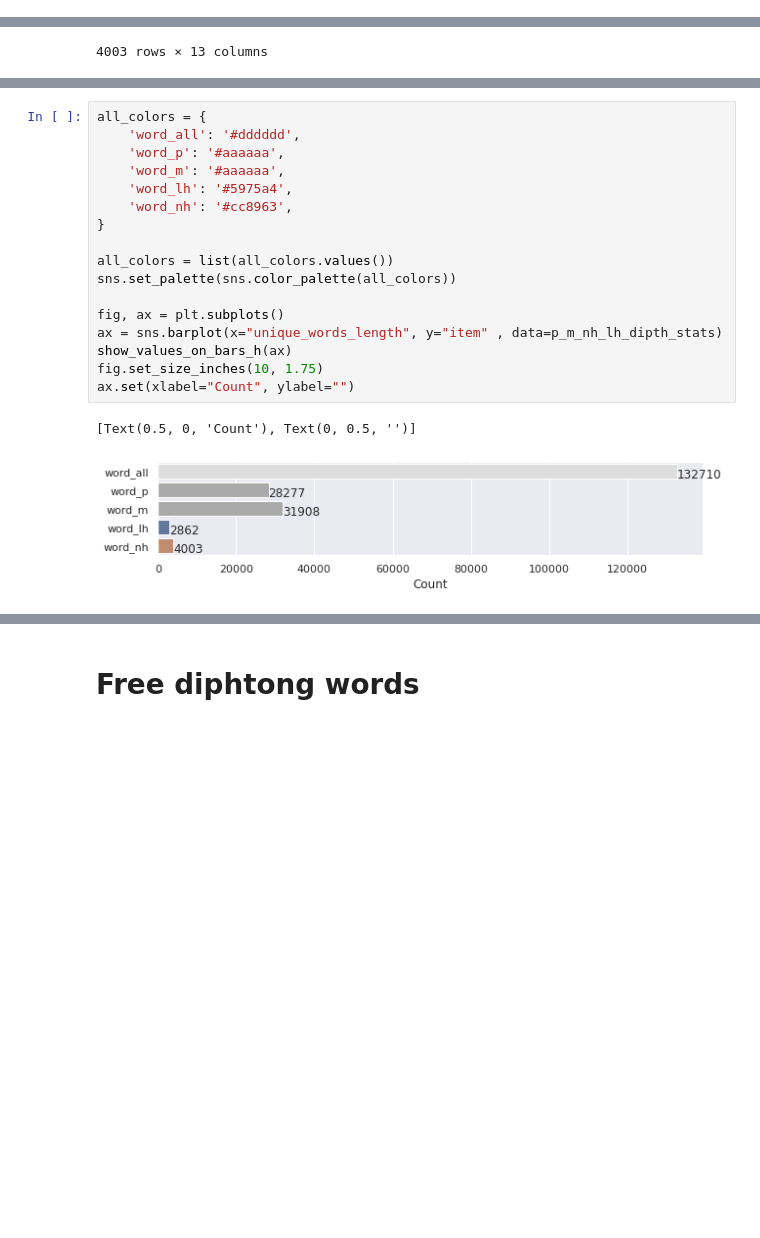
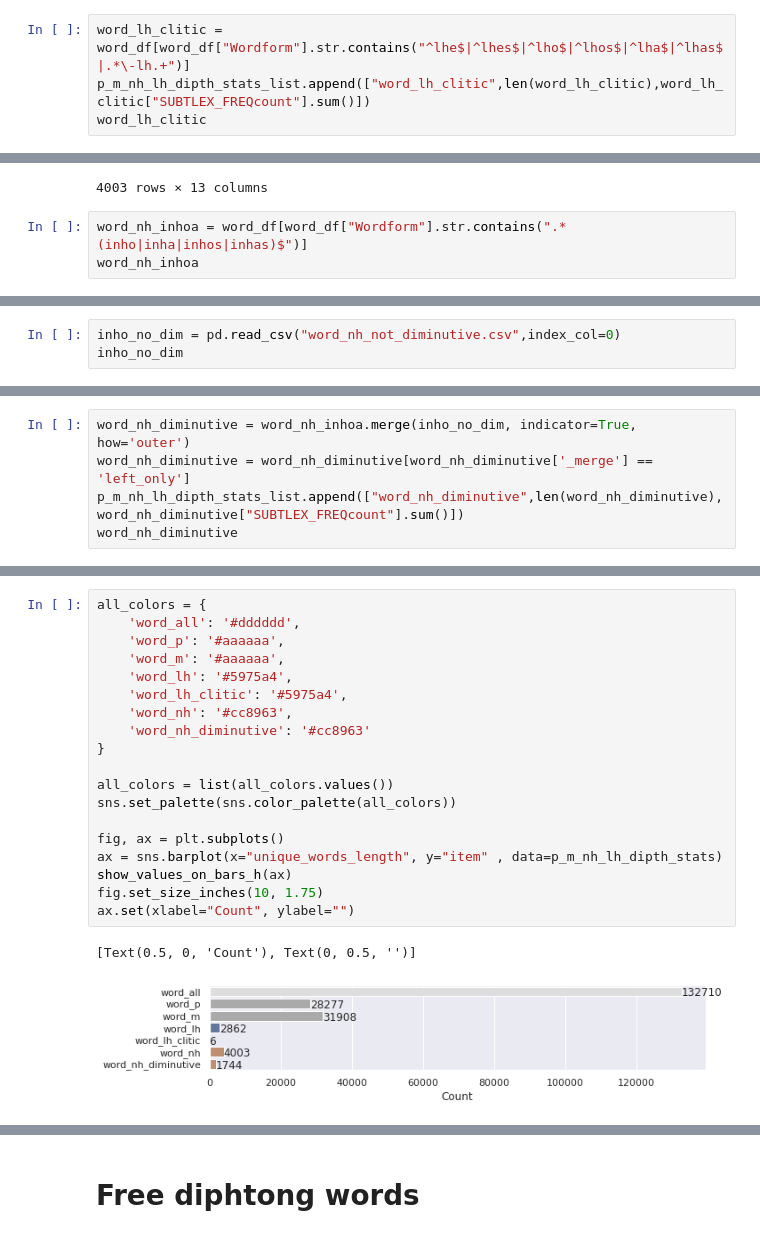
Before and after one commit to Portophon/palatal-sonorants-pt, a Jupyter notebook: NH_&_LH_Subtlex_pt_stats.ipynb, the cells around one changed output, grey strips where cells are left out. Saved outputs shown, nothing was run; the diff lists cells and outputs as text; blank space fills up the shorter version.

```diff
--- a/NH_&_LH_Subtlex_pt_stats.ipynb
+++ b/NH_&_LH_Subtlex_pt_stats.ipynb
@@ -138,3 +138,7 @@ word_lh
 | 132482 | zarolho | 78 | 0.9997 | 1.8976 | 2.9999 | 34 | ... |
 | 132483 | zarolhos | 4 | 0.0513 | 0.6990 | 1.7101 | 4 | ... |
 2862 rows × 13 columns
+# %%
+word_lh_clitic = word_df[word_df["Wordform"].str.contains("^lhe$|^lhes$|^lho$|^lhos$|^lha$|^lhas$|.*\-lh.+")]
+p_m_nh_lh_dipth_stats_list.append(["word_lh_clitic",len(word_lh_clitic),word_lh_clitic["SUBTLEX_FREQcount"].sum()])
+word_lh_clitic
@@ -156,3 +168,6 @@ word_nh
 | 132572 | zinho | 8 | 0.1025 | 0.9542 | 2.0107 | 5 | ... |
 | 132573 | zinhos | 2 | 0.0256 | 0.4771 | 1.4082 | 1 | ... |
 4003 rows × 13 columns
+# %%
+word_nh_inhoa = word_df[word_df["Wordform"].str.contains(".*(inho|inha|inhos|inhas)$")]
+word_nh_inhoa
@@ -158,0 +190,3 @@ word_nh
+# %%
+inho_no_dim = pd.read_csv("word_nh_not_diminutive.csv",index_col=0)
+inho_no_dim
@@ -158,0 +207,5 @@ word_nh
+# %%
+word_nh_diminutive = word_nh_inhoa.merge(inho_no_dim, indicator=True, how='outer')
+word_nh_diminutive = word_nh_diminutive[word_nh_diminutive['_merge'] == 'left_only']
+p_m_nh_lh_dipth_stats_list.append(["word_nh_diminutive",len(word_nh_diminutive),word_nh_diminutive["SUBTLEX_FREQcount"].sum()])
+word_nh_diminutive
@@ -169,23 +238,25 @@ p_m_nh_lh_dipth_stats
 # %%
 all_colors = {
     'word_all': '#dddddd',
     'word_p': '#aaaaaa',
     'word_m': '#aaaaaa',
     'word_lh': '#5975a4',
+    'word_lh_clitic': '#5975a4',
     'word_nh': '#cc8963',
+    'word_nh_diminutive': '#cc8963'
 }
 
 all_colors = list(all_colors.values())
 sns.set_palette(sns.color_palette(all_colors))
 
 fig, ax = plt.subplots()
 ax = sns.barplot(x="unique_words_length", y="item" , data=p_m_nh_lh_dipth_stats)
 show_values_on_bars_h(ax)
 fig.set_size_inches(10, 1.75)
 ax.set(xlabel="Count", ylabel="")
 # %% [output]
 [Text(0.5, 0, 'Count'), Text(0, 0.5, '')]
-[figure, old version]
+[figure, new version]
 # %%
 all_colors = {
     'word_all': '#dddddd',
```
Also changed, not shown: parts of 10 cells of this notebook.
